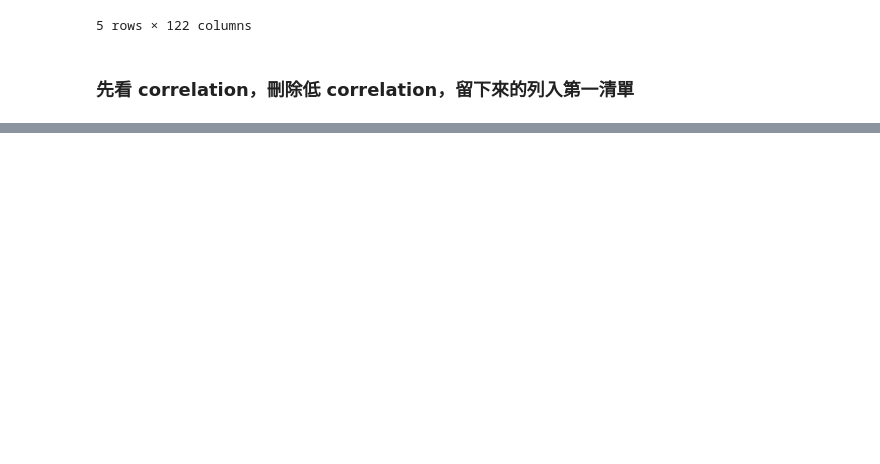
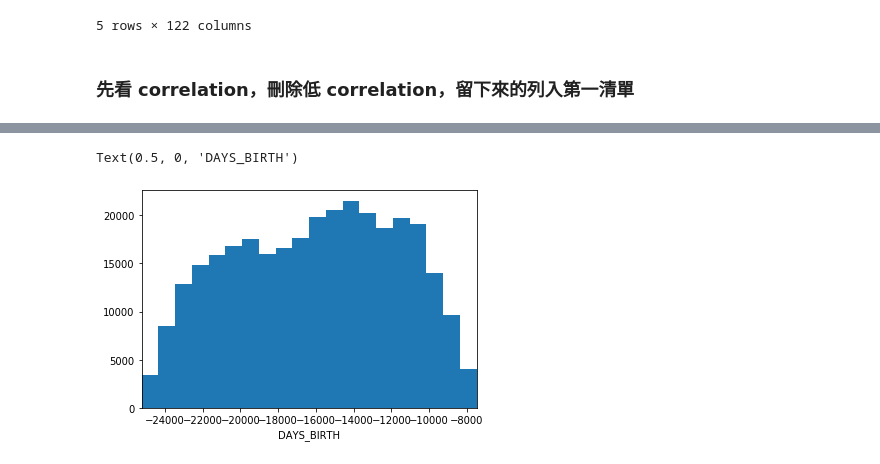
Before and after one commit to dgtyuewq/2nd-ML100Days, a Jupyter notebook: Day_005_HW.ipynb, the cells around one changed output, grey strips where cells are left out. Drawn from its saved outputs; the diff is of its cells as text; code cells hidden in the pictures; blank space fills up the shorter version.

```diff
--- a/Day_005_HW.ipynb
+++ b/Day_005_HW.ipynb
@@ -75,0 +174,20 @@ SE_F['TARGET']=app_train['TARGET']
+# %%
+# 刪掉 高缺失值比例的特徵
+for i in SE2:
+    NaR=(app_train.shape[0]-SE2[i].count())/app_train.shape[0]
+    if NaR >0.15:
+        SE2=SE2.drop(i, axis=1)
+        print(i)
+
+# 刪掉低相關性的特徵
+SE_F = pd.DataFrame()
+SE2=SE2.drop("TARGET",axis =1)
+for i in SE2:
+    Comp =pd.DataFrame()
+
+    Comp['TARGET']=app_train['TARGET']
+    Comp[i]=SE2[i]
+    coe=abs(Comp.corr().iloc[0,1])
+    if coe >0.06:
+        SE_F[i]=Comp[i]
+SE2=SE_F
@@ -75,0 +203,2 @@ SE_F['TARGET']=app_train['TARGET']
+# %%
+FF=app_train[list(SE2)]
@@ -75,0 +243,7 @@ SE_F['TARGET']=app_train['TARGET']
+# %%
+plt.hist(FF.DAYS_BIRTH, bins=20)
+plt.xlim(FF.DAYS_BIRTH.min(), FF.DAYS_BIRTH.max())
+plt.xlabel('DAYS_BIRTH')
+# %% [output]
+Text(0.5, 0, 'DAYS_BIRTH')
+[figure, added]
```
Also changed, not shown: parts of 19 cells of this notebook.
